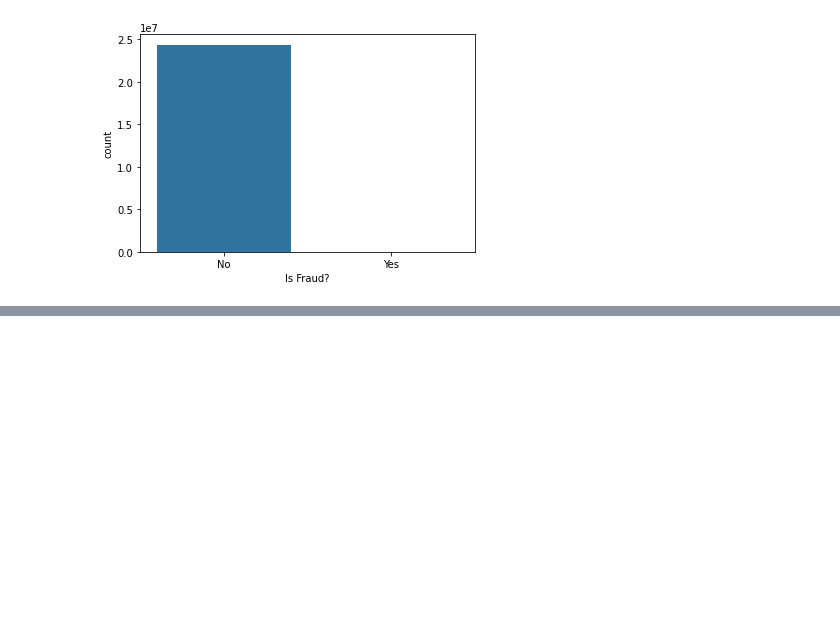
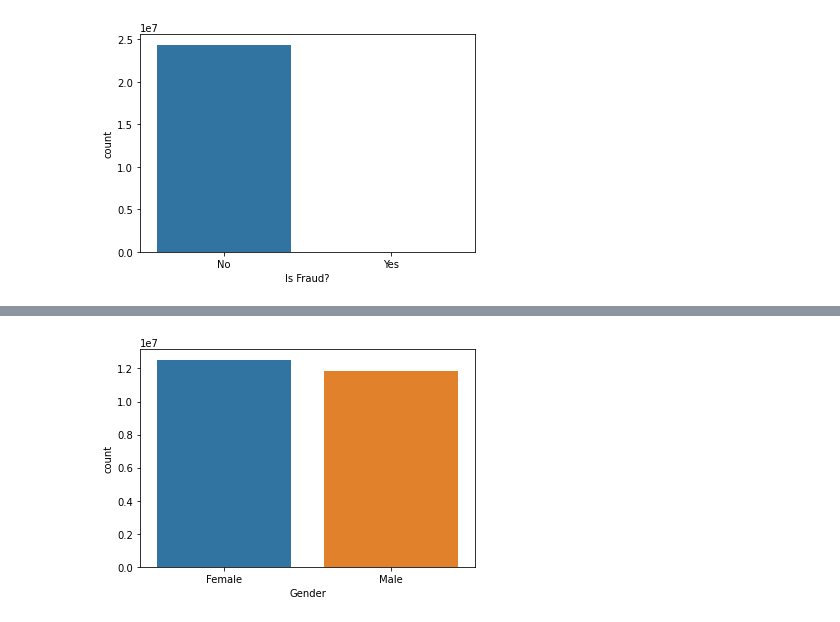
Before and after one commit to Enigma1210/Credit-Card-Fraud-Detection, a Jupyter notebook: project1.ipynb, the cells around one changed output, grey strips where cells are left out. Cells and saved outputs as stored; diff of their text form; code cells hidden in the pictures; blank space fills up the shorter version.

```diff
--- a/project1.ipynb
+++ b/project1.ipynb
@@ -133 +236,5 @@ ax = sns.countplot( x= 'Is Fraud?', data = cc_ibm_data)
+# %%
+ax = sns.countplot( x= 'Gender', data = ibm_user_df)
+# %% [output]
+[figure, added]
 # %%
```
Also changed, not shown: parts of 28 cells of this notebook.
